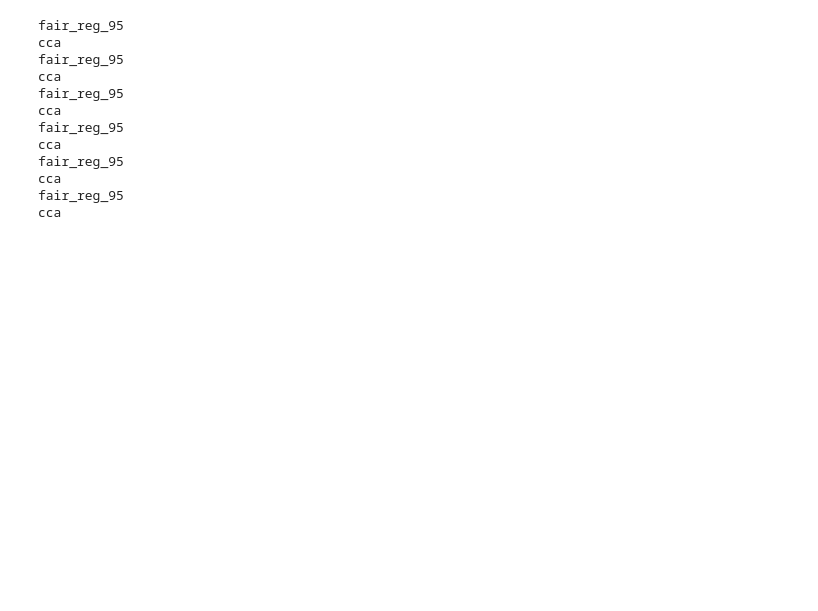
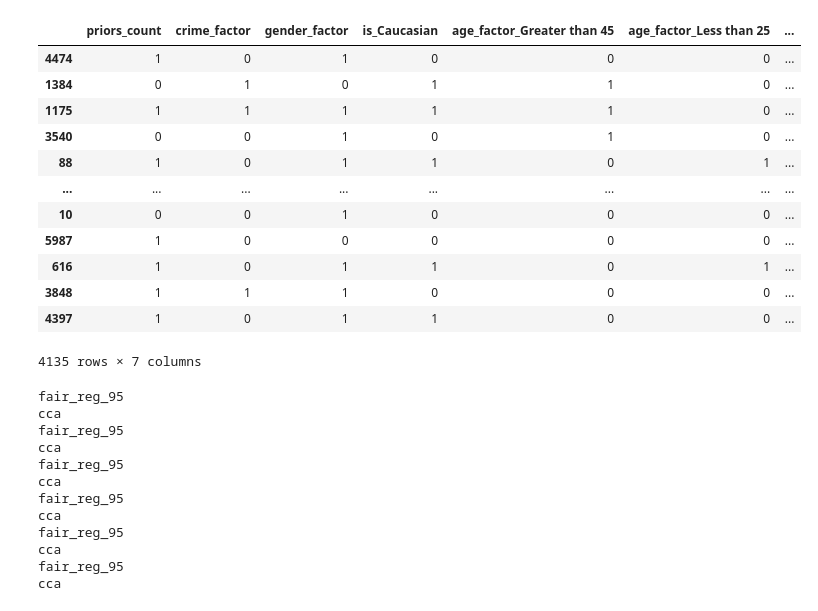
Before and after one commit to mjdioli/masters, a Jupyter notebook: final_exp copy 2.ipynb, the cells around one changed output. Cells and saved outputs as stored; diff of their text form; code cells hidden in the pictures; blank space fills up the shorter version.

```diff
--- a/final_exp copy 2.ipynb
+++ b/final_exp copy 2.ipynb
@@ -8,3 +26,19 @@ missing_pct = [0, 10,25,50,75, 90]
+# %%
+utils.load_compas_alt()["train"]
+# %% [output]
+|  | priors_count | crime_factor | gender_factor | is_Caucasian | age_factor_Greater than 45 | age_factor_Less than 25 | ... |
+| 4474 | 1 | 0 | 1 | 0 | 0 | 0 | ... |
+| 1384 | 0 | 1 | 0 | 1 | 1 | 0 | ... |
+| 1175 | 1 | 1 | 1 | 1 | 1 | 0 | ... |
+| 3540 | 0 | 0 | 1 | 0 | 1 | 0 | ... |
+| 88 | 1 | 0 | 1 | 1 | 0 | 1 | ... |
+| ... | ... | ... | ... | ... | ... | ... | ... |
+| 10 | 0 | 0 | 1 | 0 | 0 | 0 | ... |
+| 5987 | 1 | 0 | 0 | 0 | 0 | 0 | ... |
+| 616 | 1 | 0 | 1 | 1 | 0 | 1 | ... |
+| 3848 | 1 | 1 | 1 | 0 | 0 | 0 | ... |
+| 4397 | 1 | 0 | 1 | 1 | 0 | 0 | ... |
+4135 rows × 7 columns
 # %%
 data = utils_clean.run("two_year_recid", "priors_count", "gender_factor", models = ["log_reg"], dataset = "recid", n_runs = 2, robust=False, with_mcar=False)
 # %% [output]
```
Also changed, not shown: parts of 2 cells of this notebook, 16 other files.
